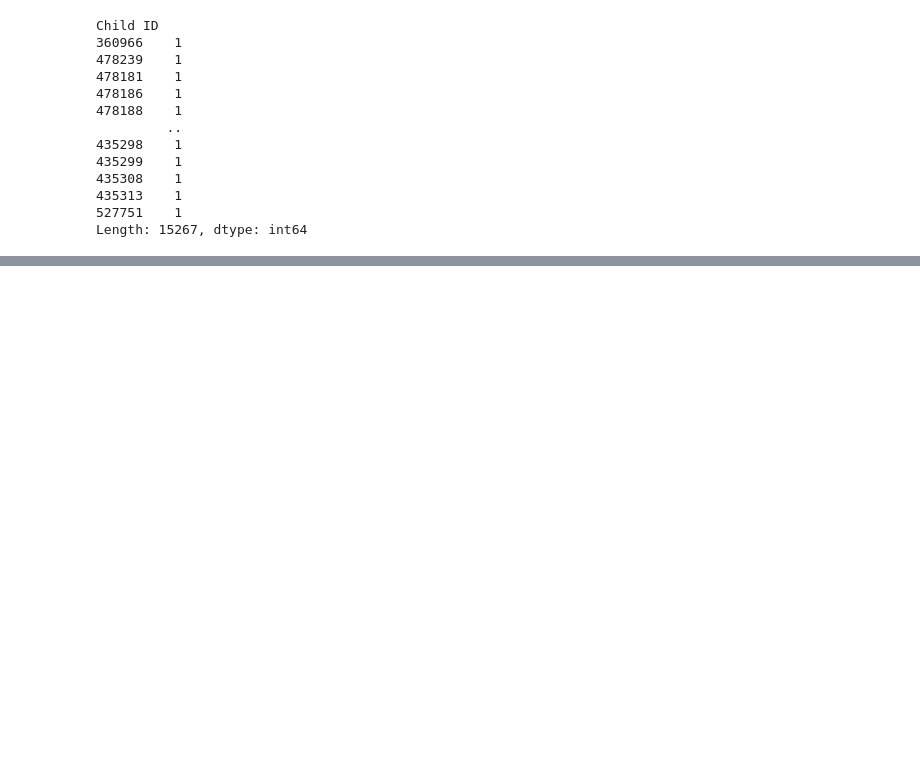
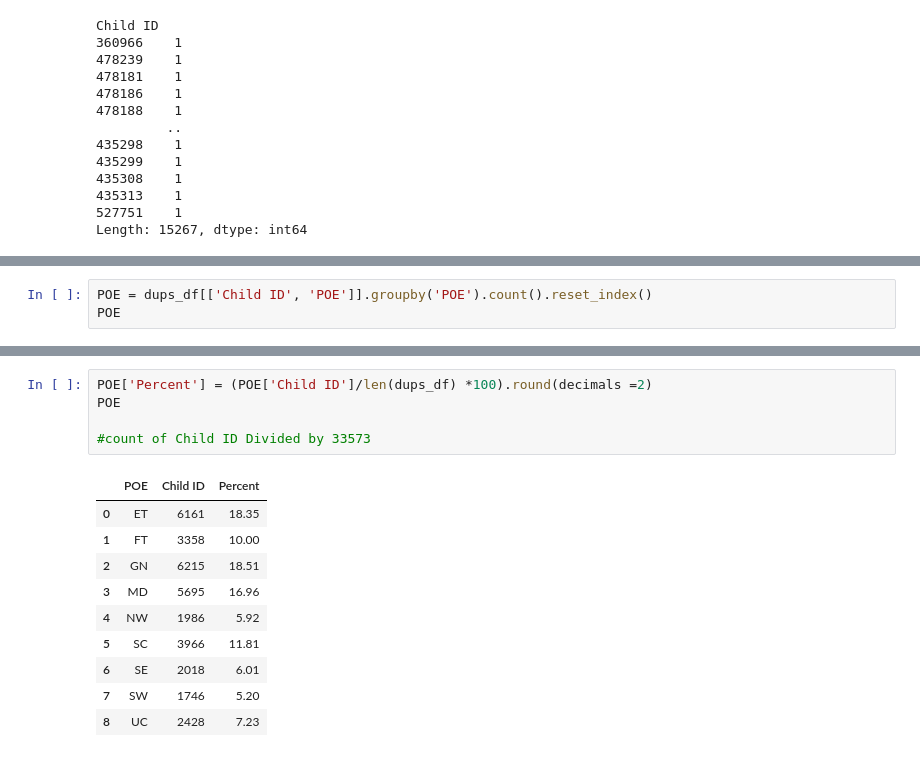
Before and after one commit to NSS-Full-Time-Data-Analytics-7/teis_project-syndrome, a Jupyter notebook: notebooks/LDR Question 1.ipynb, the cells around one changed output, grey strips where cells are left out. Cells and saved outputs as stored; diff of their text form; blank space fills up the shorter version.

```diff
--- a/notebooks/LDR Question 1.ipynb
+++ b/notebooks/LDR Question 1.ipynb
@@ -261,0 +265,3 @@ POE1.groupby('POE').count().reset_index() #33573
+# %%
+POE = dups_df[['Child ID', 'POE']].groupby('POE').count().reset_index()
+POE
@@ -262 +279,17 @@ POE1.groupby('POE').count().reset_index() #33573
+# %%
+POE['Percent'] = (POE['Child ID']/len(dups_df) *100).round(decimals =2)
+POE
+
+#count of Child ID Divided by 33573
+# %% [output]
+|  | POE | Child ID | Percent |
+| 0 | ET | 6161 | 18.35 |
+| 1 | FT | 3358 | 10.00 |
+| 2 | GN | 6215 | 18.51 |
+| 3 | MD | 5695 | 16.96 |
+| 4 | NW | 1986 | 5.92 |
+| 5 | SC | 3966 | 11.81 |
+| 6 | SE | 2018 | 6.01 |
+| 7 | SW | 1746 | 5.20 |
+| 8 | UC | 2428 | 7.23 |
 # %%
```
Also changed, not shown: parts of 22 cells of this notebook, 2 other files.
